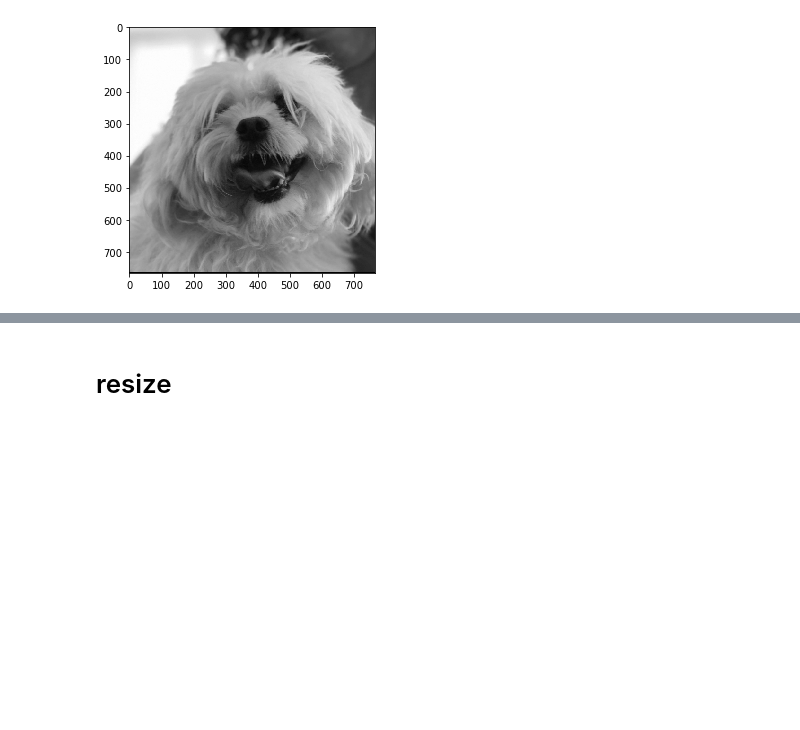
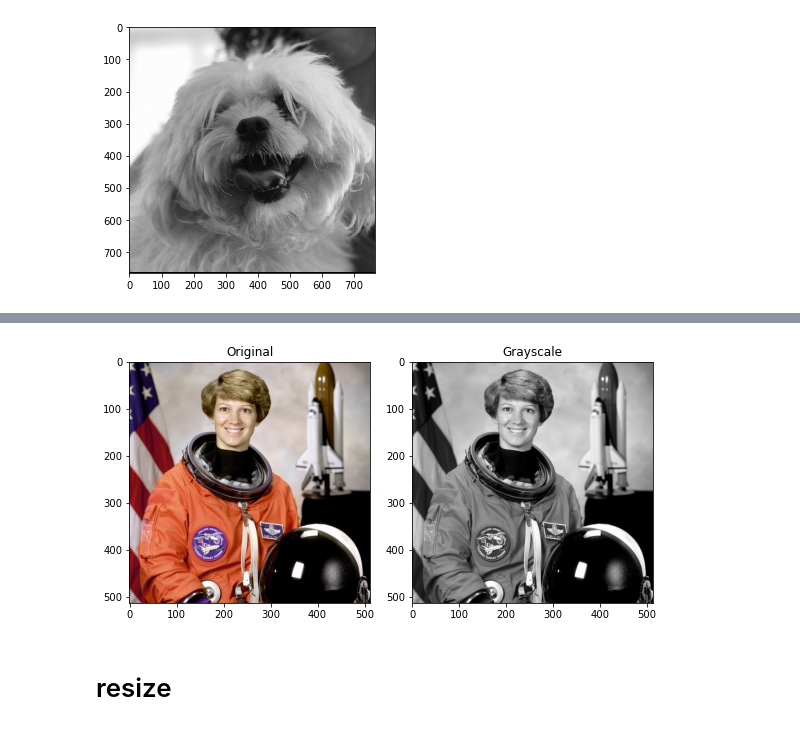
Before and after one commit to taghizadeh598/Image_processing, a Jupyter notebook: image processing-1.ipynb, the cells around one changed output, grey strips where cells are left out. Cells and saved outputs as stored; diff of their text form; code cells hidden in the pictures; blank space fills up the shorter version.

```diff
--- a/image processing-1.ipynb
+++ b/image processing-1.ipynb
@@ -227,3 +284,24 @@ imshow(image_gray)
+# %%
+import matplotlib.pyplot as plt
+
+from skimage import data
+from skimage.color import rgb2gray
+
+original = data.astronaut()
+grayscale = rgb2gray(original)
+
+fig, axes = plt.subplots(1, 2, figsize=(8, 4))
+ax = axes.ravel()
+
+ax[0].imshow(original)
+ax[0].set_title("Original")
+ax[1].imshow(grayscale, cmap=plt.cm.gray)
+ax[1].set_title("Grayscale")
+
+fig.tight_layout()
+plt.show()
+# %% [output]
+[figure, added]
 # %% [markdown]
 # resize
 # %% [markdown]
```
Also changed, not shown: parts of 28 cells of this notebook.
